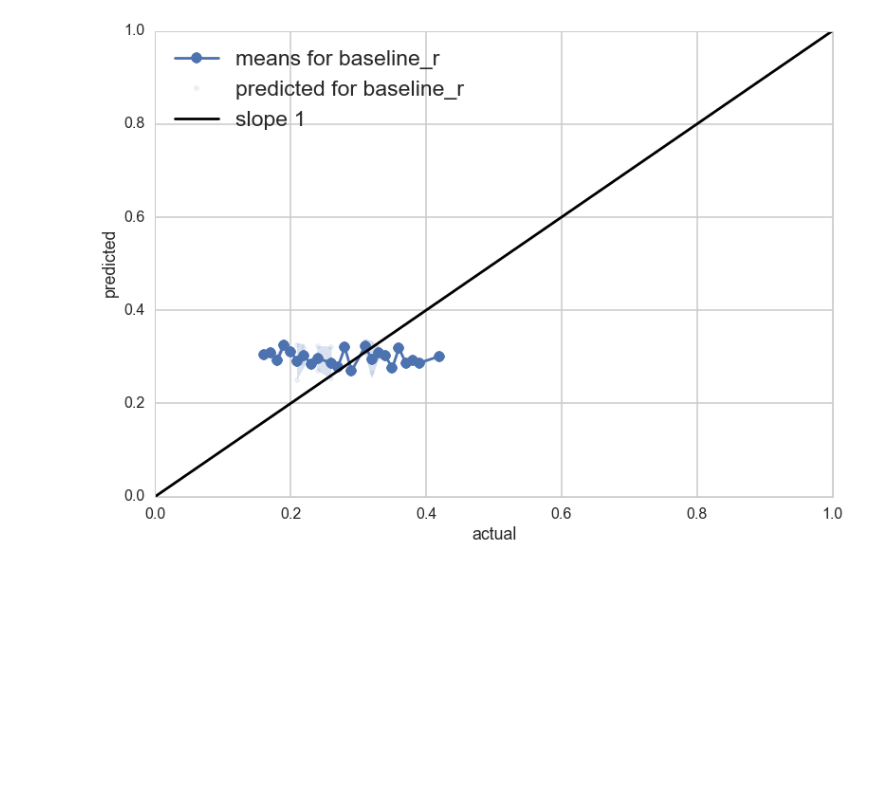
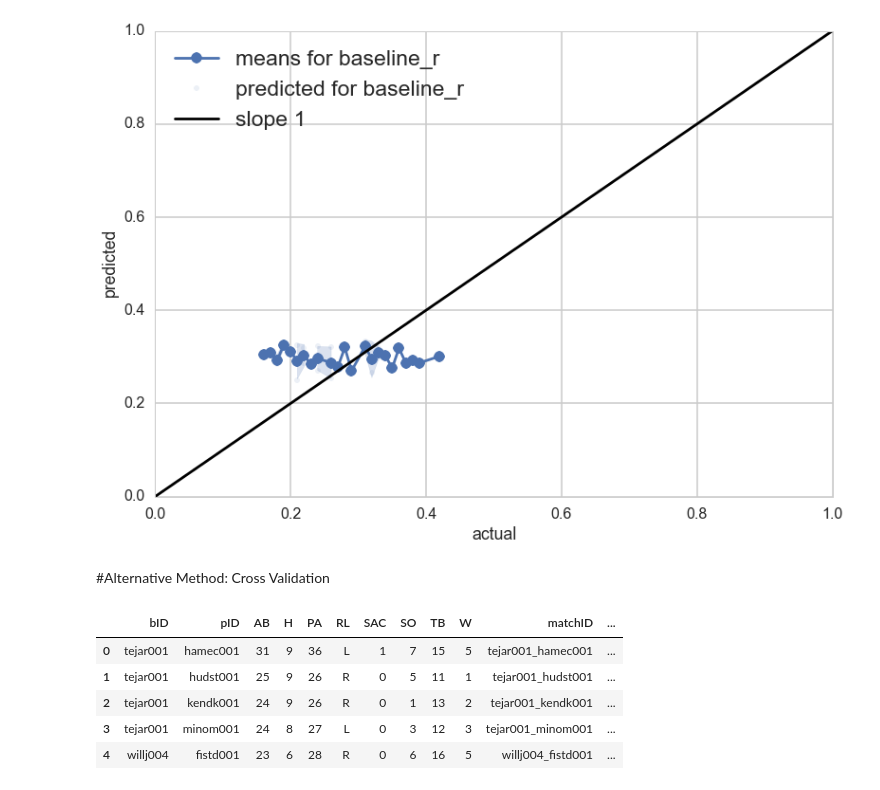
Before and after one commit to bacook17/CS109_baseball, a Jupyter notebook: Ridge Regression.ipynb, the cells around one changed output. Cells and saved outputs as stored; diff of their text form; code cells hidden in the pictures; blank space fills up the shorter version.

Commit message:
Added cross validation temporarily

```diff
--- a/Ridge Regression.ipynb
+++ b/Ridge Regression.ipynb
@@ -305,3 +305,14 @@ RMSE for baseline_r 0.0824765971834
 #ax=plt.gca()
 #compare_results(test_avg,predictions['baseline_r'], model="baseline_r", predicteds=True, axis=ax);
 #compare_results(testdf.AVG,predictions['baseline'], model="baseline", predicteds=True, onsame=ax);
+# %% [markdown]
+#Alternative Method: Cross Validation
+# %%
+smalldf.head()
+# %% [output]
+|  | bID | pID | AB | H | PA | RL | SAC | SO | TB | W | matchID | ... |
+| 0 | tejar001 | hamec001 | 31 | 9 | 36 | L | 1 | 7 | 15 | 5 | tejar001_hamec001 | ... |
+| 1 | tejar001 | hudst001 | 25 | 9 | 26 | R | 0 | 5 | 11 | 1 | tejar001_hudst001 | ... |
+| 2 | tejar001 | kendk001 | 24 | 9 | 26 | R | 0 | 1 | 13 | 2 | tejar001_kendk001 | ... |
+| 3 | tejar001 | minom001 | 24 | 8 | 27 | L | 0 | 3 | 12 | 3 | tejar001_minom001 | ... |
+| 4 | willj004 | fistd001 | 23 | 6 | 28 | R | 0 | 6 | 16 | 5 | willj004_fistd001 | ... |
```
Also changed, not shown: parts of 3 cells of this notebook.
